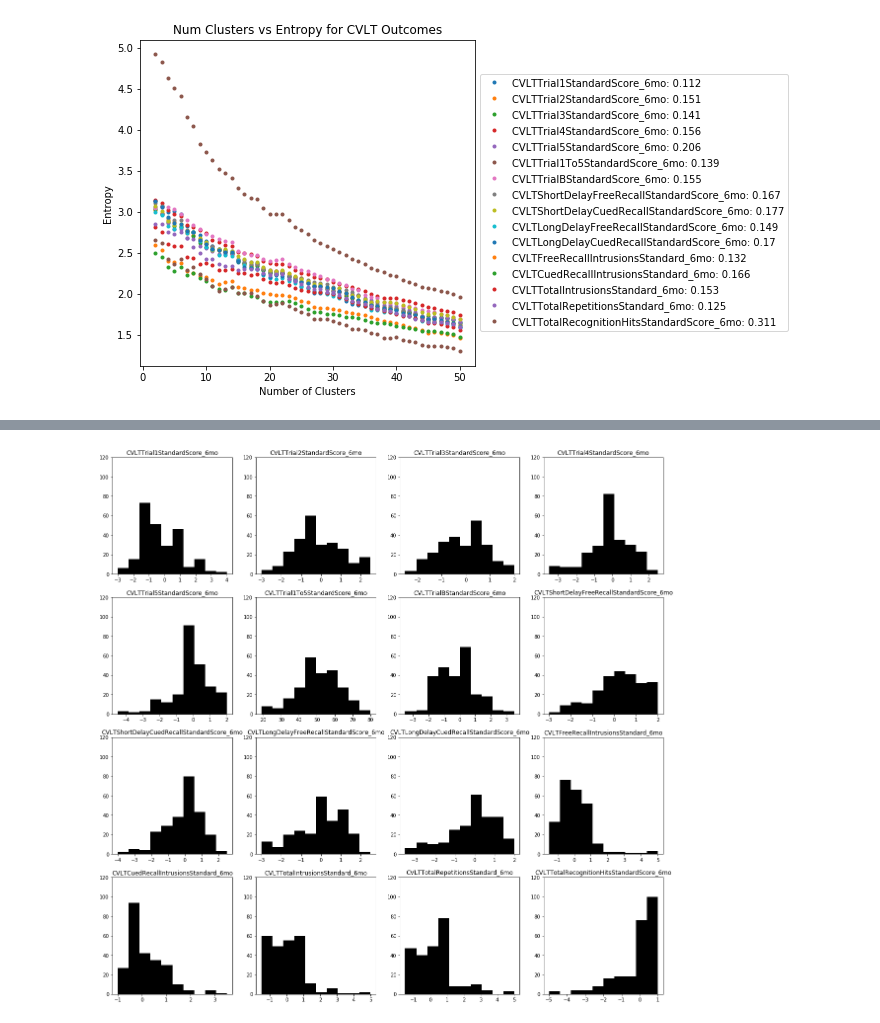
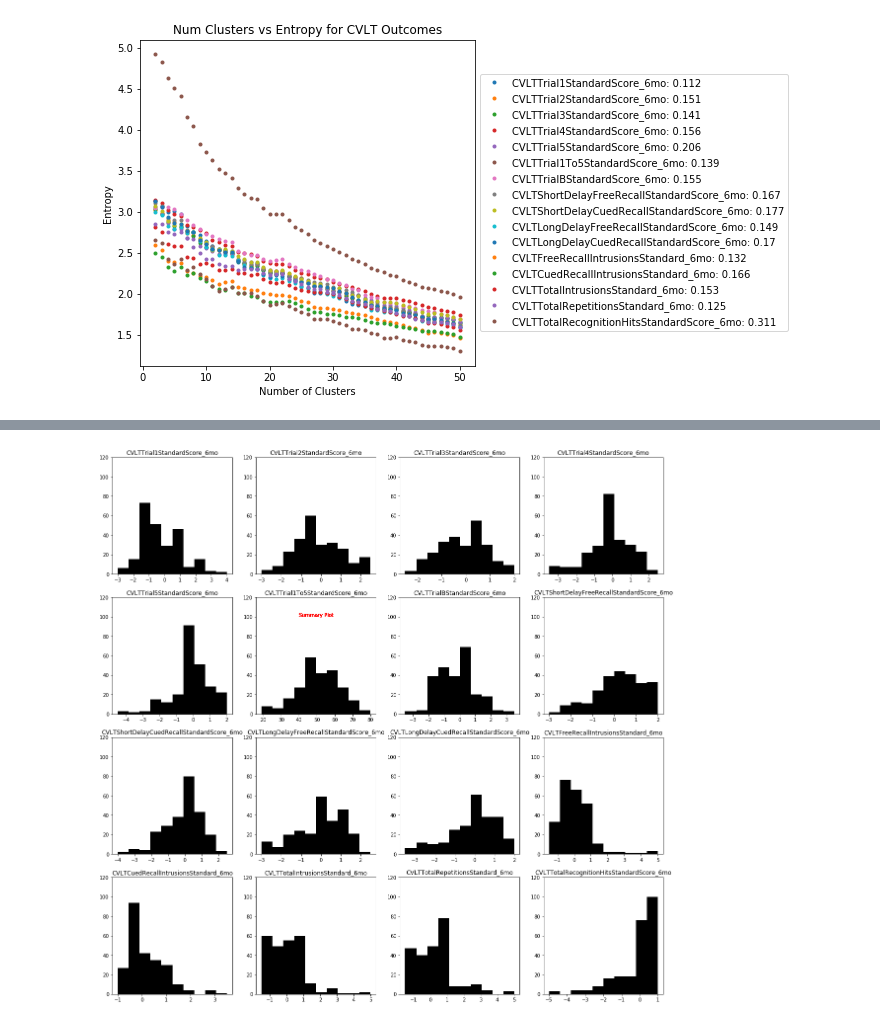
Before and after one commit to BouchardLab/ML_4_prec_prognosis, a Jupyter notebook: notebooks/histogram_and_entropy.ipynb, the cells around one changed output, grey strips where cells are left out. Drawn from its saved outputs; the diff is of its cells as text; code cells hidden in the pictures.

Commit message:
finished histograms

```diff
--- a/notebooks/histogram_and_entropy.ipynb
+++ b/notebooks/histogram_and_entropy.ipynb
@@ -239,3 +238,7 @@ for ii, ind in enumerate(indices):
 plt.savefig('/Users/ahyeon/Desktop/activ misc/cvlt_entropy.pdf',bbox_inches='tight')
 # %% [output]
 [figure]
+# %%
+for ii,feature in enumerate(oc_features):
+    if 'CVLT' and 'Raw' in feature:
+        print(feature,ii)
@@ -241,0 +265,15 @@ plt.savefig('/Users/ahyeon/Desktop/activ misc/cvlt_entropy.pdf',bbox_inches='tig
+# %%
+# CVLT summaries
+indices = [154,156,158,162,175,169,171]
+fig, ax = plt.subplots(4,2, figsize=(10,20))
+ax = ax.flatten()
+
+count = 0
+for ind, feature in zip(indices, cvlt_names):
+    cvlt = oc[:,ind]
+    ax[count].hist(cvlt, color='black')
+    ax[count].set_title('{}'.format(feature))
+    ax[count].set_ylim([0,150])
+    ax[7].set_visible(False)
+    count += 1
+plt.savefig('/Users/ahyeon/Desktop/activ misc/cvlt_summary_hist.pdf')
@@ -242,15 +282,20 @@ plt.savefig('/Users/ahyeon/Desktop/activ misc/cvlt_entropy.pdf',bbox_inches='tig
 # %%
+
 indices = [145,147,149,151,153,155,157,159,161,163,165,167,168,170,172,174]
 fig, ax = plt.subplots(4,4, figsize=(20,20))
 ax = ax.flatten()
 
 count = 0
 for ind, feature in zip(indices, cvlt_names):
     cvlt = oc[:,ind]
     ax[count].hist(cvlt, color='black')
     ax[count].set_title('{}'.format(feature))
     ax[count].set_ylim([0,120])
+    ax[5].text(40,100,'Summary Plot', color='red')
+    ax[6].text(-1,100,'Summary Plot', color='red')
+
+
     count += 1
 plt.savefig('/Users/ahyeon/Desktop/activ misc/cvlt_hist.pdf')
 # %% [output]
-[figure, old version]
+[figure, new version]
```
Also changed, not shown: parts of 5 cells of this notebook, 5 other files.
